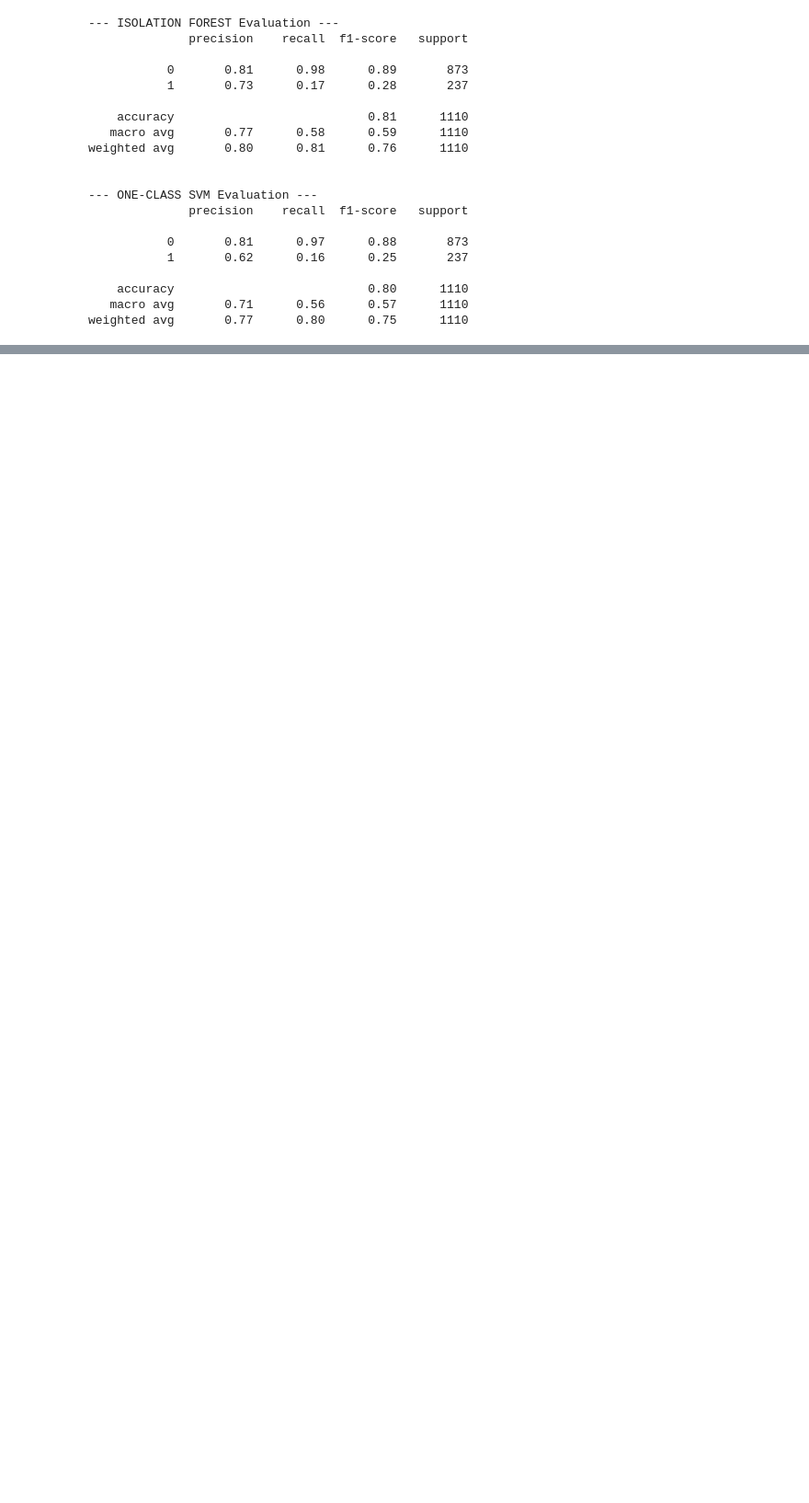
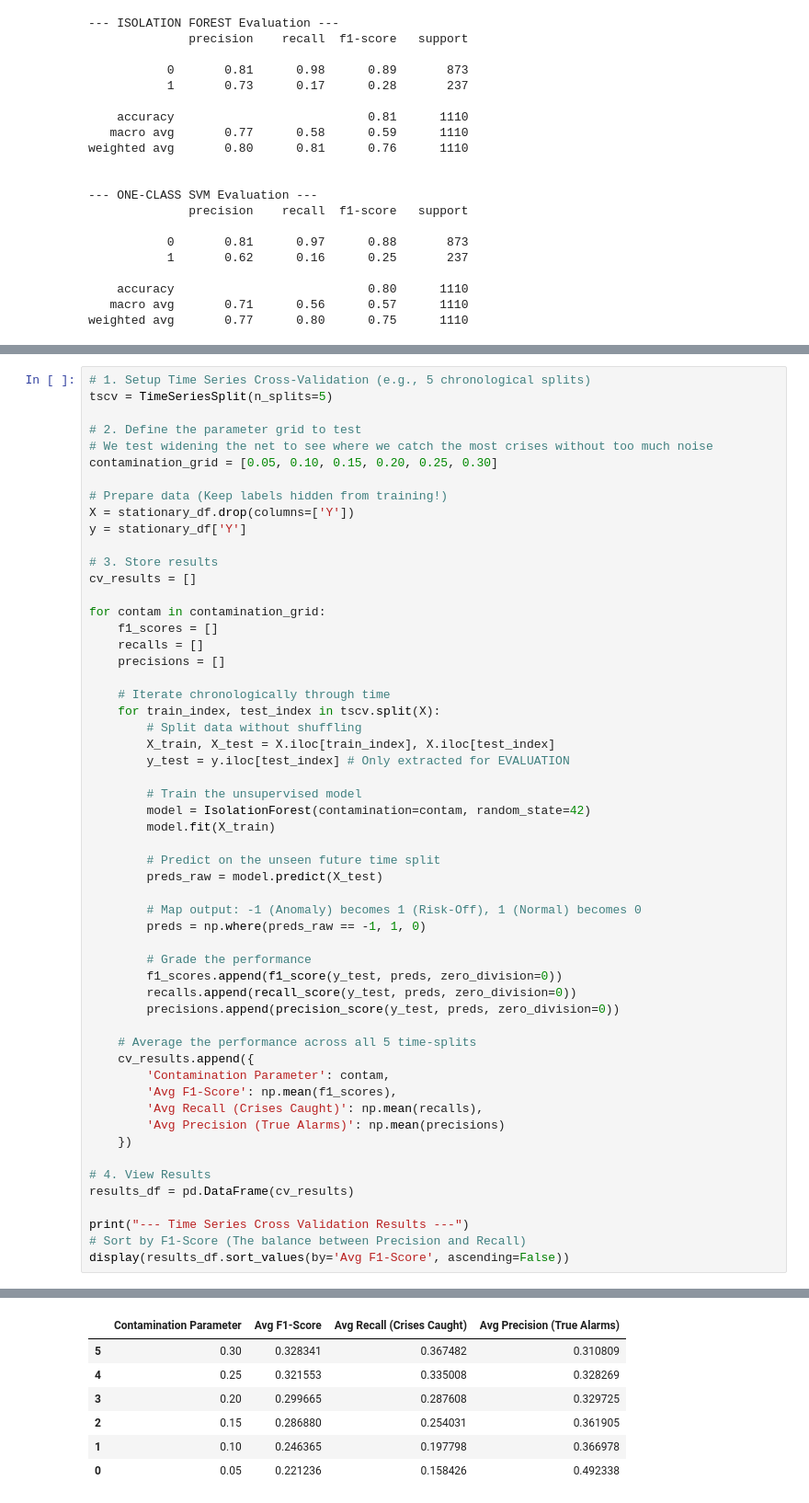
Before and after one commit to Smael-olk/Fintech, a Jupyter notebook: BusinessCase4/Isma.ipynb, the cells around one changed output, grey strips where cells are left out. Shown at 92% size. Saved outputs shown, nothing was run; the diff lists cells and outputs as text; blank space fills up the shorter version.

Commit message:
push - cross-validation

```diff
--- a/BusinessCase4/Isma.ipynb
+++ b/BusinessCase4/Isma.ipynb
@@ -536,0 +553,56 @@ We notice that this doesnt significantly improve our Novelty detection, we may r
+# %%
+# 1. Setup Time Series Cross-Validation (e.g., 5 chronological splits)
+tscv = TimeSeriesSplit(n_splits=5)
+
+# 2. Define the parameter grid to test
+# We test widening the net to see where we catch the most crises without too much noise
+contamination_grid = [0.05, 0.10, 0.15, 0.20, 0.25, 0.30]
+
+# Prepare data (Keep labels hidden from training!)
+X = stationary_df.drop(columns=['Y'])
+y = stationary_df['Y']
+
+# 3. Store results
+cv_results = []
+
+for contam in contamination_grid:
+    f1_scores = []
+    recalls = []
+    precisions = []
+
+    # Iterate chronologically through time
+    for train_index, test_index in tscv.split(X):
+        # Split data without shuffling
+        X_train, X_test = X.iloc[train_index], X.iloc[test_index]
+        y_test = y.iloc[test_index] # Only extracted for EVALUATION
+
+        # Train the unsupervised model
+        model = IsolationForest(contamination=contam, random_state=42)
+        model.fit(X_train)
+
+        # Predict on the unseen future time split
+        preds_raw = model.predict(X_test)
+
+        # Map output: -1 (Anomaly) becomes 1 (Risk-Off), 1 (Normal) becomes 0
+        preds = np.where(preds_raw == -1, 1, 0)
+
+        # Grade the performance
+        f1_scores.append(f1_score(y_test, preds, zero_division=0))
+        recalls.append(recall_score(y_test, preds, zero_division=0))
+        precisions.append(precision_score(y_test, preds, zero_division=0))
+
+    # Average the performance across all 5 time-splits
+    cv_results.append({
+        'Contamination Parameter': contam,
+        'Avg F1-Score': np.mean(f1_scores),
+        'Avg Recall (Crises Caught)': np.mean(recalls),
+        'Avg Precision (True Alarms)': np.mean(precisions)
+    })
+
+# 4. View Results
+results_df = pd.DataFrame(cv_results)
+
+print("--- Time Series Cross Validation Results ---")
+# Sort by F1-Score (The balance between Precision and Recall)
+display(results_df.sort_values(by='Avg F1-Score', ascending=False))
+# %% [output]
@@ -537 +610,8 @@ We notice that this doesnt significantly improve our Novelty detection, we may r
+|  | Contamination Parameter | Avg F1-Score | Avg Recall (Crises Caught) | Avg Precision (True Alarms) |
+| 5 | 0.30 | 0.328341 | 0.367482 | 0.310809 |
+| 4 | 0.25 | 0.321553 | 0.335008 | 0.328269 |
+| 3 | 0.20 | 0.299665 | 0.287608 | 0.329725 |
+| 2 | 0.15 | 0.286880 | 0.254031 | 0.361905 |
+| 1 | 0.10 | 0.246365 | 0.197798 | 0.366978 |
+| 0 | 0.05 | 0.221236 | 0.158426 | 0.492338 |
 # %% [markdown]
```
Also changed, not shown: parts of 11 cells of this notebook.
